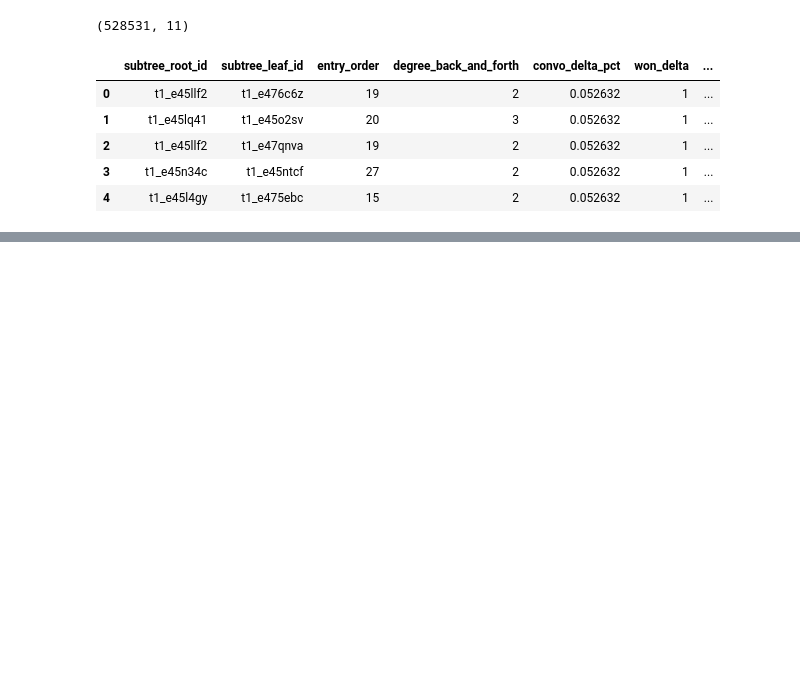
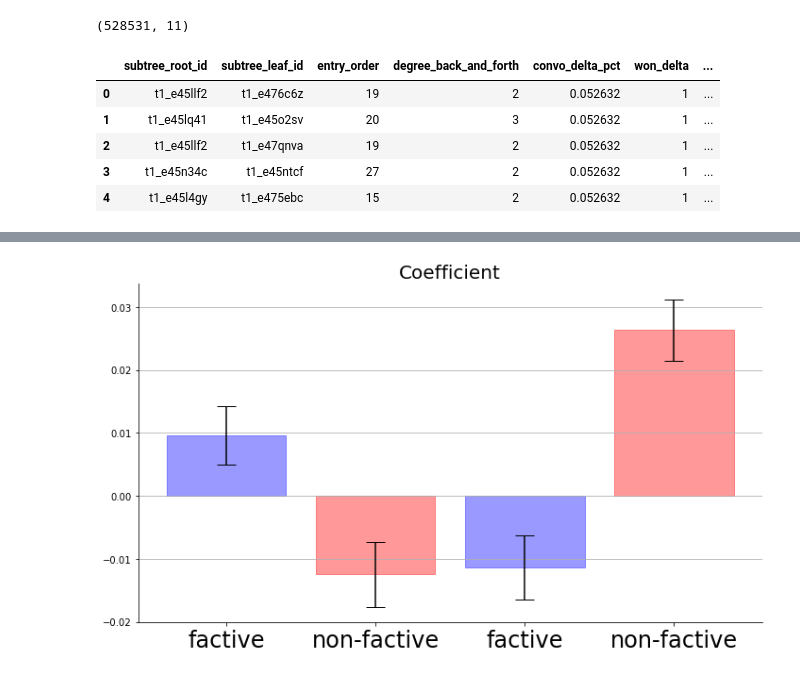
Before and after one commit to yiweiluo/persuasion, a Jupyter notebook: main.ipynb, the cells around one changed output, grey strips where cells are left out. Saved outputs shown, nothing was run; the diff lists cells and outputs as text; code cells hidden in the pictures; blank space fills up the shorter version.

```diff
--- a/main.ipynb
+++ b/main.ipynb
@@ -116,0 +202,6 @@ def get_subj_pred_category_counts(path_guid, subj_set, pred_set,
+# %%
+predictors = ['len','degree_back_and_forth','entry_order']
+for subj_cat in SUBJ_CATEGORIES:
+    for pred_cat in WORD_CATEGORIES:
+        predictors.append(f'count_{subj_cat}_{pred_cat}')
+print(f"Fitting a regression with the following predictors:\n\n {predictors}")
@@ -116,0 +212,9 @@ def get_subj_pred_category_counts(path_guid, subj_set, pred_set,
+# %%
+z_scored_per_path_df = per_path_df.copy()
+for col in predictors:
+    if col in {'len','degree_back_and_forth','entry_order'} or col.startswith('count_'):
+        print(f'Z-scoring {col}...')
+        z_scored_per_path_df[col] = stats.zscore(z_scored_per_path_df[col].values)
+
+log_reg = smf.logit(f"won_delta ~ {' + '.join(predictors)}", data=z_scored_per_path_df).fit()
+print(log_reg.summary())
@@ -116,0 +239,65 @@ def get_subj_pred_category_counts(path_guid, subj_set, pred_set,
+# %%
+# Plot regression coefficients
+
+to_plot = pd.DataFrame({
+    'feature': ['factive','non-factive']*2,
+    'subject': ['sci']*2+['I']*2,
+    'coeff': [log_reg.params[feat] for feat in
+              ['count_sci_factive','count_sci_nonfactive',
+               'count_first_sg_factive','count_first_sg_nonfactive',]],
+    'cat': ['high','low']*2,
+    'err': [log_reg.bse[feat] for feat in
+            ['count_sci_factive','count_sci_nonfactive',
+               'count_first_sg_factive','count_first_sg_nonfactive',]],
+})
+
+cmap = {'high': 'blue',
+        'low': 'red'}
+
+fig, ax = plt.subplots(figsize=(10,6))
+bars = ax.bar(to_plot.index.values, to_plot['coeff'], yerr=to_plot['err'], align='center', alpha=0.4,
+       ecolor='black', capsize=10)
+ax.set_ylabel('',fontsize=24)
+ax.set_title('Coefficient',fontsize=20)
+ax.set_xticks(to_plot.index.values)
+ax.set_xticklabels(to_plot['feature'],fontsize=24,rotation=0)
+for i,bar in enumerate(bars):
+    color = cmap[to_plot['cat'].values[i]]
+    bar.set_color(color)
+ax.yaxis.grid(True)
+sns.despine()
+
+# Save the figure and show
+plt.tight_layout()
+if not os.path.exists('figs'):
+    os.mkdir('figs')
+plt.savefig('figs/PA_coeffs.png',dpi=1000,transparent=True)
+
+to_plot = pd.DataFrame({
+    'feature': ['agree','concessive','disagree'],
+    'subject': ['I']*3,
+    'coeff': [log_reg.params[feat] for feat in
+              ['count_first_sg_agreement','count_first_sg_concessive','count_first_sg_disagreement']],
+    'cat': ['high','high','low'],
+    'err': [log_reg.bse[feat] for feat in
+            ['count_first_sg_agreement','count_first_sg_concessive','count_first_sg_disagreement']],
+})
+
+fig, ax = plt.subplots(figsize=(7,4.5))
+bars = ax.bar(to_plot.index.values, to_plot['coeff'], yerr=to_plot['err'], align='center', alpha=0.4,
+       ecolor='black', capsize=10)
+ax.set_ylabel('',fontsize=24)
+ax.set_title('Coefficient',fontsize=20)
+ax.set_xticks(to_plot.index.values)
+ax.set_xticklabels(to_plot['feature'],fontsize=24,rotation=0)
+for i,bar in enumerate(bars):
+    color = cmap[to_plot['cat'].values[i]]
+    bar.set_color(color)
+ax.yaxis.grid(True)
+sns.despine()
+
+# Save the figure and show
+plt.tight_layout()
+plt.savefig('figs/IA_coeffs.png',dpi=1000,transparent=True)
+# %% [output]
+[figure, added]
```
Also changed, not shown: parts of 11 cells of this notebook.
